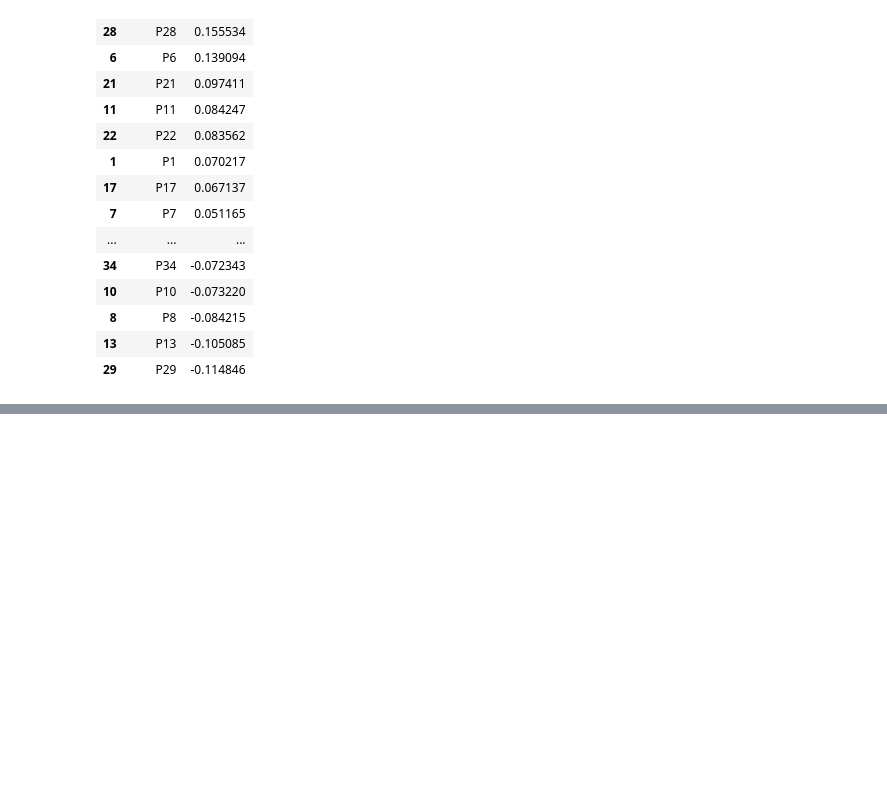
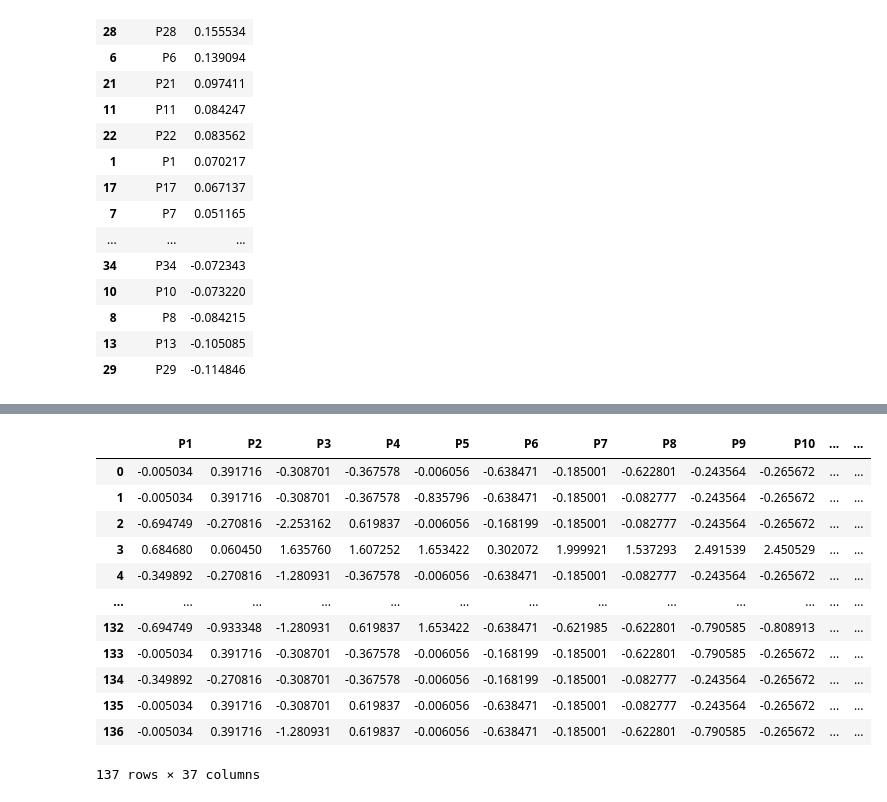
Before and after one commit to kshashank03/Restaurant_Revenue_Prediction_Kaggle, a Jupyter notebook: Script1 - Data_Exploration.ipynb, the cells around one changed output, grey strips where cells are left out. Saved outputs shown, nothing was run; the diff lists cells and outputs as text; code cells hidden in the pictures; blank space fills up the shorter version.

```diff
--- a/Script1 - Data_Exploration.ipynb
+++ b/Script1 - Data_Exploration.ipynb
@@ -114,0 +142,3 @@ corr_test
+# %%
+scaled_independent_vars = scaler.transform(scaling_variables)
+scaled_independent_vars
@@ -114,0 +159,17 @@ corr_test
+# %%
+scaled_independent_vars = pd.DataFrame(data=scaled_independent_vars, columns=scaling_variables.columns)
+scaled_independent_vars
+# %% [output]
+|  | P1 | P2 | P3 | P4 | P5 | P6 | P7 | P8 | P9 | P10 | ... | ... |
+| 0 | -0.005034 | 0.391716 | -0.308701 | -0.367578 | -0.006056 | -0.638471 | -0.185001 | -0.622801 | -0.243564 | -0.265672 | ... | ... |
+| 1 | -0.005034 | 0.391716 | -0.308701 | -0.367578 | -0.835796 | -0.638471 | -0.185001 | -0.082777 | -0.243564 | -0.265672 | ... | ... |
+| 2 | -0.694749 | -0.270816 | -2.253162 | 0.619837 | -0.006056 | -0.168199 | -0.185001 | -0.082777 | -0.243564 | -0.265672 | ... | ... |
+| 3 | 0.684680 | 0.060450 | 1.635760 | 1.607252 | 1.653422 | 0.302072 | 1.999921 | 1.537293 | 2.491539 | 2.450529 | ... | ... |
+| 4 | -0.349892 | -0.270816 | -1.280931 | -0.367578 | -0.006056 | -0.638471 | -0.185001 | -0.082777 | -0.243564 | -0.265672 | ... | ... |
+| ... | ... | ... | ... | ... | ... | ... | ... | ... | ... | ... | ... | ... |
+| 132 | -0.694749 | -0.933348 | -1.280931 | 0.619837 | 1.653422 | -0.638471 | -0.621985 | -0.622801 | -0.790585 | -0.808913 | ... | ... |
+| 133 | -0.005034 | 0.391716 | -0.308701 | -0.367578 | -0.006056 | -0.168199 | -0.185001 | -0.622801 | -0.790585 | -0.265672 | ... | ... |
+| 134 | -0.349892 | -0.270816 | -0.308701 | -0.367578 | -0.006056 | -0.168199 | -0.185001 | -0.082777 | -0.243564 | -0.265672 | ... | ... |
+| 135 | -0.005034 | 0.391716 | -0.308701 | 0.619837 | -0.006056 | -0.638471 | -0.185001 | -0.082777 | -0.243564 | -0.265672 | ... | ... |
+| 136 | -0.005034 | 0.391716 | -1.280931 | 0.619837 | -0.006056 | -0.638471 | -0.185001 | -0.622801 | -0.790585 | -0.265672 | ... | ... |
+137 rows × 37 columns
```
Also changed, not shown: parts of 5 cells of this notebook, 1 other file.
